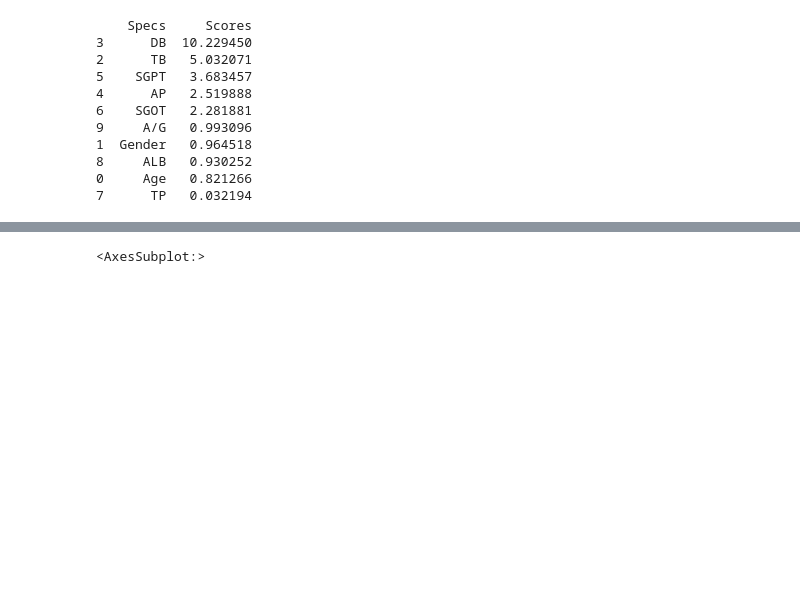
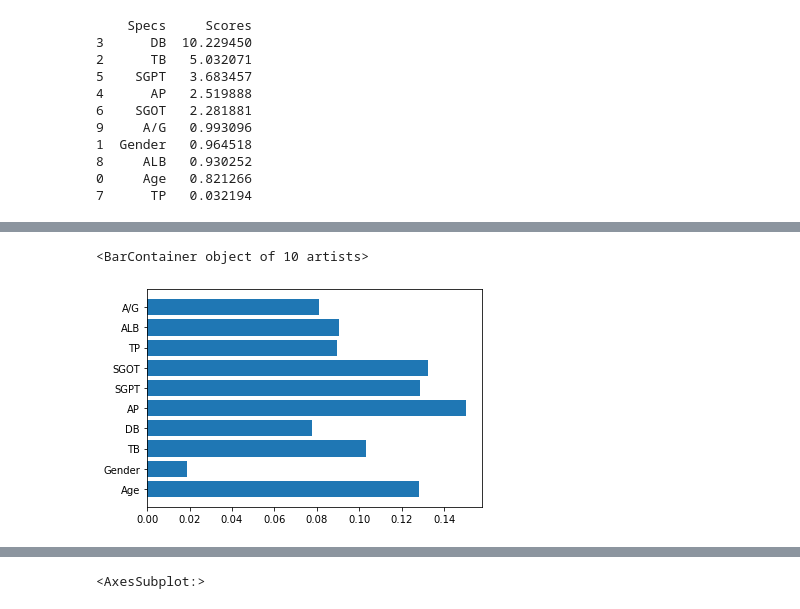
Before and after one commit to saniikakulkarni/Liver-Disease-Diagnosis-Models, a Jupyter notebook: Liver Disease Classsification - Preprocessing.ipynb, the cells around one changed output, grey strips where cells are left out. Saved outputs shown, nothing was run; the diff lists cells and outputs as text; code cells hidden in the pictures; blank space fills up the shorter version.

```diff
--- a/Liver Disease Classsification - Preprocessing.ipynb
+++ b/Liver Disease Classsification - Preprocessing.ipynb
@@ -238,0 +242,9 @@ A/G :  0.09375884174391239
+# %%
+from sklearn.ensemble import RandomForestClassifier
+
+rf = RandomForestClassifier(n_estimators=500, random_state=42)
+rf.fit(minmax_X, y)
+plt.barh(X.columns, rf.feature_importances_)
+# %% [output]
+<BarContainer object of 10 artists>
+[figure, added]
```
Also changed, not shown: parts of 7 cells of this notebook.
